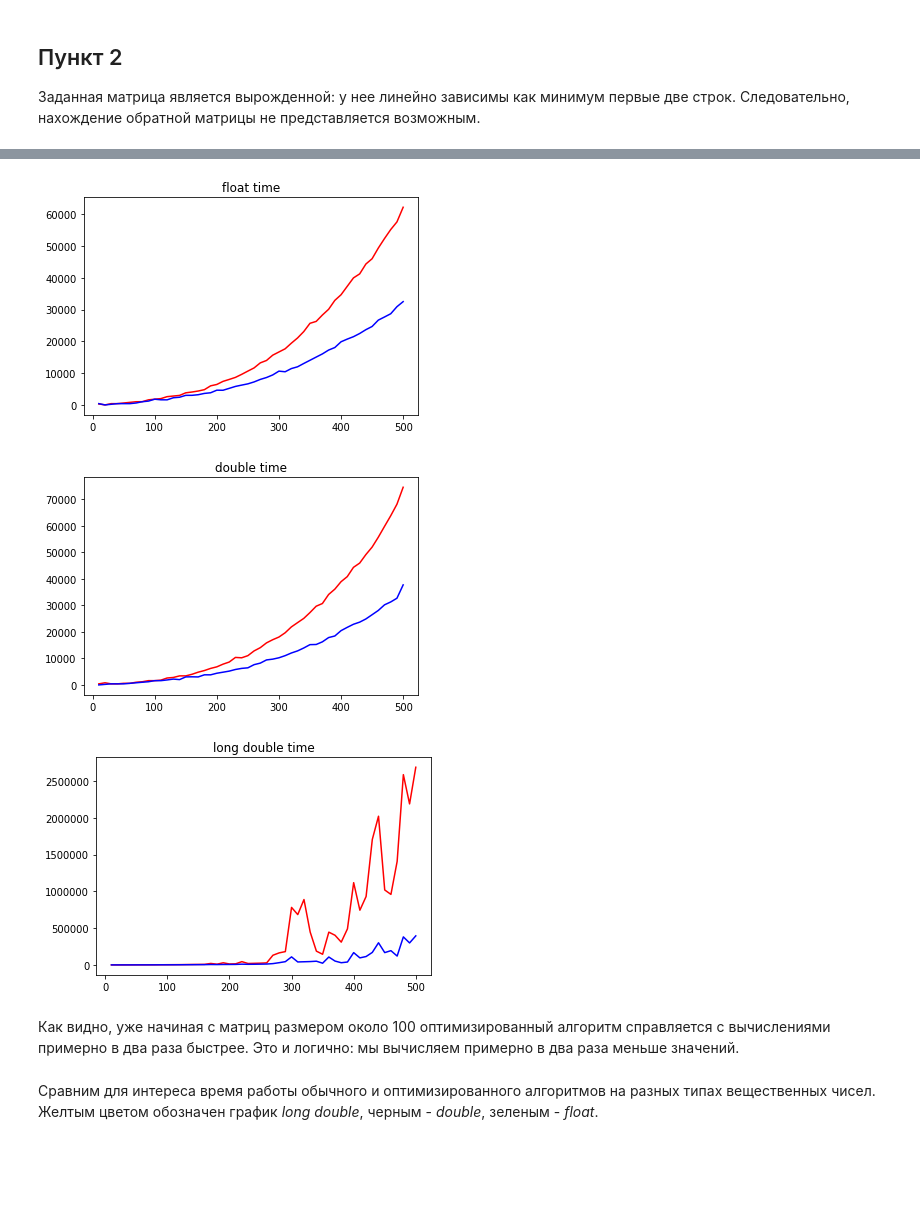
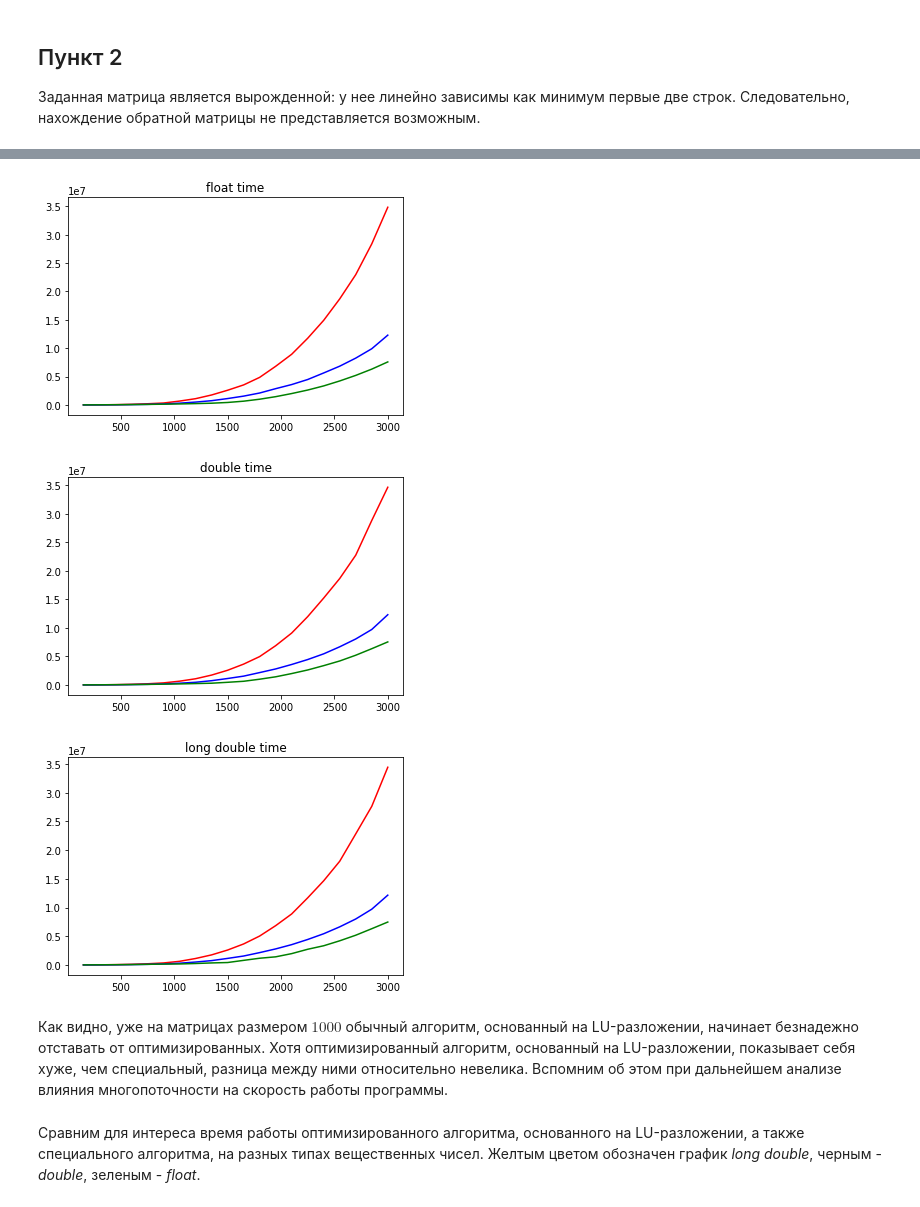
Before and after one commit to anevero/computational_algebra, a Jupyter notebook: Reports/task1_report.ipynb, the cells around one changed output, grey strips where cells are left out. Saved outputs shown, nothing was run; the diff lists cells and outputs as text; code cells hidden in the pictures; blank space fills up the shorter version.

```diff
--- a/Reports/task1_report.ipynb
+++ b/Reports/task1_report.ipynb
@@ -83,26 +66,32 @@ from data import task1
 import matplotlib
 %matplotlib inline
 # %%
-bins = [i for i in range(10, 501, 10)]
+bins = [i for i in range(150, 3001, 150)]
 matplotlib.pyplot.title("float time")
-matplotlib.pyplot.plot(bins, task1.float_common_time, 'r', bins, task1.float_optimized_time, 'b')
+matplotlib.pyplot.plot(bins, task1.float_tlu_time, 'r',
+                       bins, task1.float_optimized_tlu_time, 'b',
+                       bins, task1.float_triangular_time, 'g')
 matplotlib.pyplot.show()
 # %% [output]
-[figure, old version]
+[figure, new version]
 # %%
 matplotlib.pyplot.title("double time")
-matplotlib.pyplot.plot(bins, task1.double_common_time, 'r', bins, task1.double_optimized_time, 'b')
+matplotlib.pyplot.plot(bins, task1.double_tlu_time, 'r',
+                       bins, task1.double_optimized_tlu_time, 'b',
+                       bins, task1.double_triangular_time, 'g')
 matplotlib.pyplot.show()
 # %% [output]
-[figure, old version]
+[figure, new version]
 # %%
 matplotlib.pyplot.title("long double time")
-matplotlib.pyplot.plot(bins, task1.long_double_common_time, 'r', bins, task1.long_double_optimized_time, 'b')
+matplotlib.pyplot.plot(bins, task1.long_double_tlu_time, 'r',
+                       bins, task1.long_double_optimized_tlu_time, 'b',
+                       bins, task1.long_double_triangular_time, 'g')
 matplotlib.pyplot.show()
 # %% [output]
-[figure, old version]
+[figure, new version]
-# %% [markdown]
-Как видно, уже начиная с матриц размером  около 100 оптимизированный алгоритм справляется с вычислениями примерно в два раза быстрее. Это и логично: мы вычисляем примерно в два раза меньше значений.
+# %% [markdown]
+Как видно, уже на матрицах размером $1000$ обычный алгоритм, основанный на LU-разложении, начинает безнадежно отставать от оптимизированных. Хотя оптимизированный алгоритм, основанный на LU-разложении, показывает себя хуже, чем специальный, разница между ними относительно невелика. Вспомним об этом при дальнейшем анализе влияния многопоточности на скорость работы программы.
 # %% [markdown]
-Сравним для интереса время работы обычного и оптимизированного алгоритмов на разных типах вещественных чисел. Желтым цветом обозначен график *long double*, черным - *double*, зеленым - *float*.
+Сравним для интереса время работы оптимизированного алгоритма, основанного на LU-разложении, а также специального алгоритма, на разных типах вещественных чисел. Желтым цветом обозначен график *long double*, черным - *double*, зеленым - *float*.
 # %%
```
Also changed, not shown: parts of 24 cells of this notebook, 16 other files.
